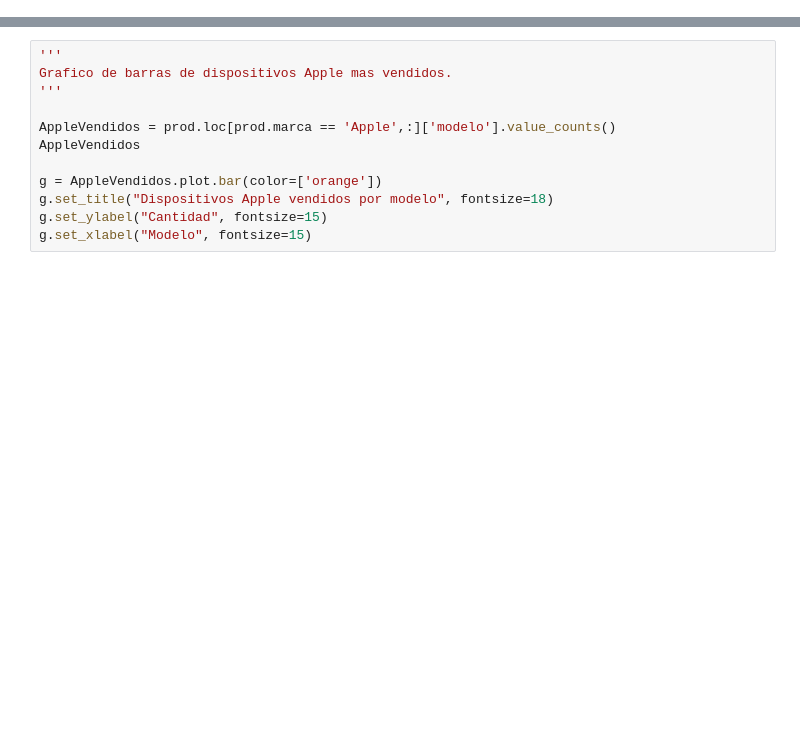
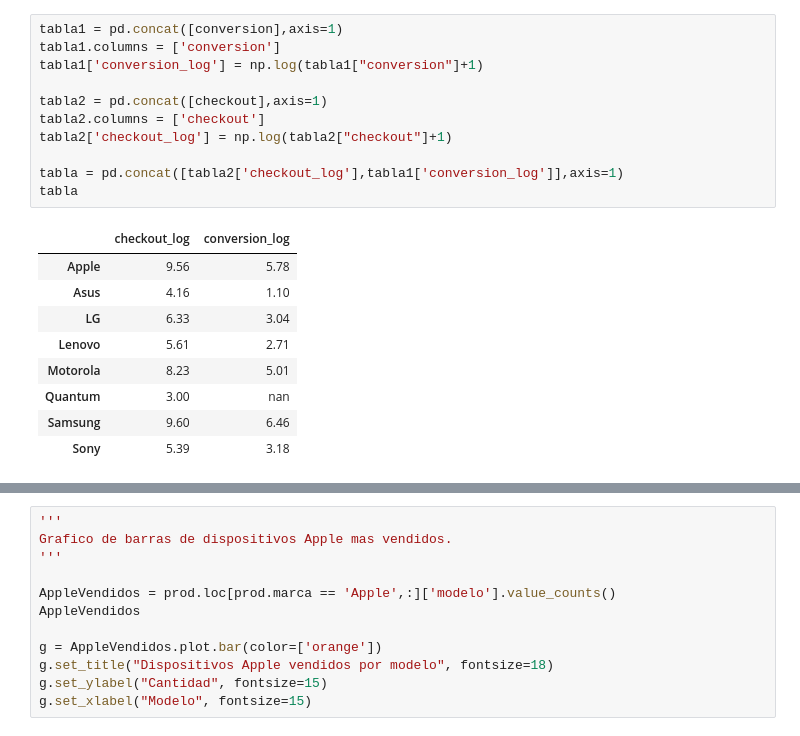
Before and after one commit to EugeFranchi/TP1_Datos, a Jupyter notebook: TpDatos.ipynb, the cells around one changed output, grey strips where cells are left out. Cells and saved outputs as stored; diff of their text form; blank space fills up the shorter version.

```diff
--- a/TpDatos.ipynb
+++ b/TpDatos.ipynb
@@ -20,0 +35,21 @@ dataframe = pd.read_csv('Descargas/fiuba-trocafone-tp1-final-set/events.csv')
+# %%
+tabla1 = pd.concat([conversion],axis=1)
+tabla1.columns = ['conversion']
+tabla1['conversion_log'] = np.log(tabla1["conversion"]+1)
+
+tabla2 = pd.concat([checkout],axis=1)
+tabla2.columns = ['checkout']
+tabla2['checkout_log'] = np.log(tabla2["checkout"]+1)
+
+tabla = pd.concat([tabla2['checkout_log'],tabla1['conversion_log']],axis=1)
+tabla
+# %% [output]
+|  | checkout_log | conversion_log |
+| Apple | 9.56 | 5.78 |
+| Asus | 4.16 | 1.10 |
+| LG | 6.33 | 3.04 |
+| Lenovo | 5.61 | 2.71 |
+| Motorola | 8.23 | 5.01 |
+| Quantum | 3.00 | nan |
+| Samsung | 9.60 | 6.46 |
+| Sony | 5.39 | 3.18 |
```
Also changed, not shown: parts of 13 cells of this notebook.
